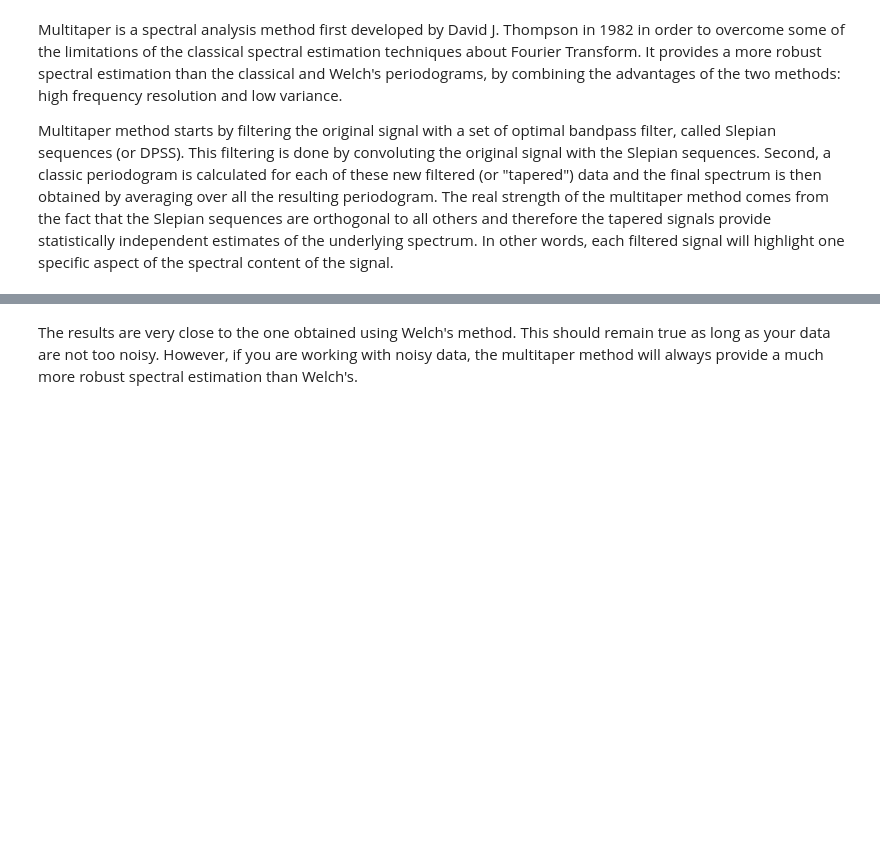
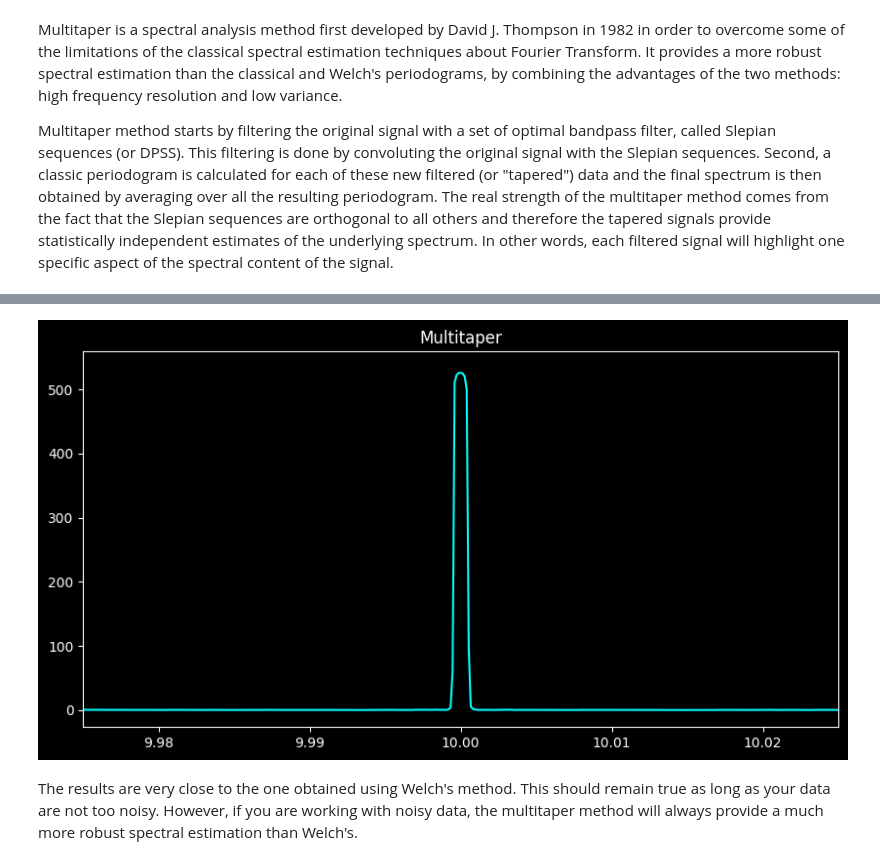
Before and after one commit to aylinavch/Notes, a Jupyter notebook: PSDs.ipynb, the cells around one changed output, grey strips where cells are left out. Cells and saved outputs as stored; diff of their text form; code cells hidden in the pictures; blank space fills up the shorter version.

```diff
--- a/PSDs.ipynb
+++ b/PSDs.ipynb
@@ -371,3 +373,11 @@ plt.show()
+# %%
+plt.figure(figsize=(10,5))
+plt.plot(freq_all, psd_all, 'cyan')
+plt.xlim(9.975,10.025)
+plt.title('Multitaper')
+plt.show()
+# %% [output]
+[figure, added]
 # %% [markdown]
 The results are very close to the one obtained using Welch's method. This should remain true as long as your data are not too noisy. However, if you are working with noisy data, the multitaper method will always provide a much more robust spectral estimation than Welch's.
 # %% [markdown]
```
Also changed, not shown: parts of 2 cells of this notebook.
